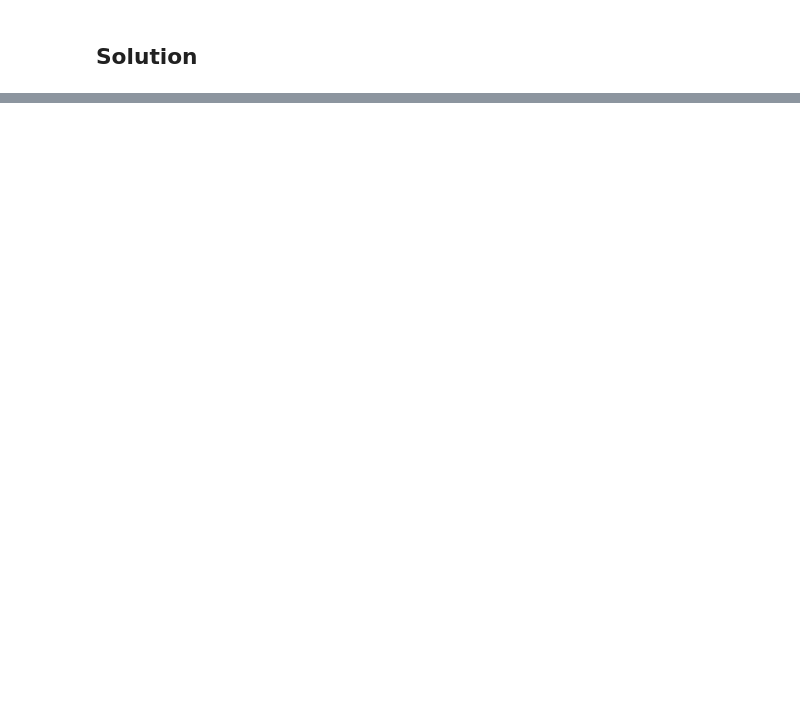
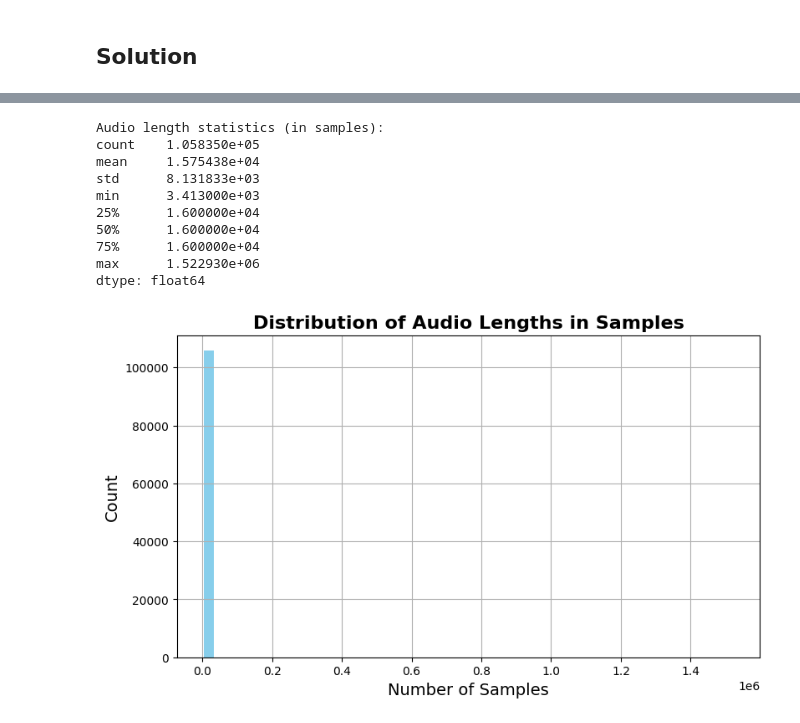
Before and after one commit to sirjan-singh8/102103195-SESS_LE1, a Jupyter notebook: 102103195_SirjanSingh.ipynb, the cells around one changed output, grey strips where cells are left out. Saved outputs shown, nothing was run; the diff lists cells and outputs as text; code cells hidden in the pictures; blank space fills up the shorter version.

```diff
--- a/102103195_SirjanSingh.ipynb
+++ b/102103195_SirjanSingh.ipynb
@@ -44,0 +43,10 @@ y_hat.size()
+# %%
+
+import glob
+
+all_audio_files = glob.glob(extract_path + '**/*.wav', recursive=True)
+
+speakers = [os.path.basename(file).split('_')[0] for file in all_audio_files]
+
+unique_speakers = set(speakers)
+print(f"Total number of unique speakers: {len(unique_speakers)}")
@@ -44,0 +89,33 @@ y_hat.size()
+# %%
+
+import torchaudio
+
+durations = []
+for file in all_audio_files:
+    waveform, sample_rate = torchaudio.load(file)
+    durations.append(waveform.shape[1])
+
+durations = pd.Series(durations)
+print("Audio length statistics (in samples):")
+print(durations.describe())
+
+# Plot audio lengths
+plt.figure(figsize=(9, 5))
+plt.hist(durations, bins=50, color='skyblue')
+plt.title("Distribution of Audio Lengths in Samples", fontsize=16, weight='bold')
+plt.xlabel("Number of Samples", fontsize=14)
+plt.ylabel("Count", fontsize=14)
+plt.grid(True)
+plt.show()
+# %% [output]
+Audio length statistics (in samples):
+count    1.058350e+05
+mean     1.575438e+04
+std      8.131833e+03
+min      3.413000e+03
+25%      1.600000e+04
+50%      1.600000e+04
+75%      1.600000e+04
+max      1.522930e+06
+dtype: float64
+[figure, added]
```
Also changed, not shown: parts of 10 cells of this notebook.
